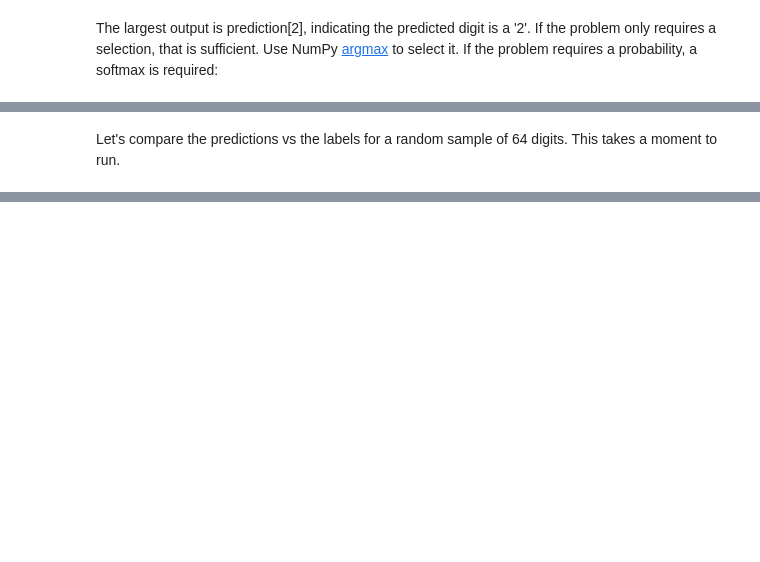
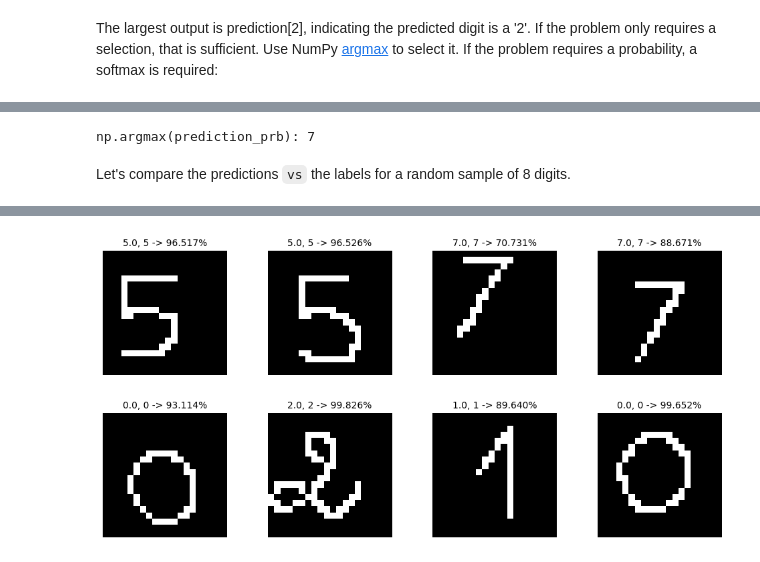
Before and after one commit to uditme/neural-digit-visualizer, a Jupyter notebook: NN Model/main.ipynb, the cells around one changed output, grey strips where cells are left out. Cells and saved outputs as stored; diff of their text form; code cells hidden in the pictures; blank space fills up the shorter version.

```diff
--- a/NN Model/main.ipynb
+++ b/NN Model/main.ipynb
@@ -1058,37 +1007,29 @@ To return an integer representing the predicted target, you want the index of th
 # %%
-yhat = np.argmax(prediction_p)
-
-print(f"np.argmax(prediction_p): {yhat}")
+yhat = np.argmax(prediction_prb)
+print(f"np.argmax(prediction_prb): {yhat}")
+# %% [output]
+np.argmax(prediction_prb): 7
 # %% [markdown]
-Let's compare the predictions vs the labels for a random sample of 64 digits. This takes a moment to run.
+Let's compare the predictions `vs` the labels for a random sample of 8 digits.
 # %%
-import warnings
-warnings.simplefilter(action='ignore', category=FutureWarning)
-# You do not need to modify anything in this cell
-
 m, n = X.shape
 
-fig, axes = plt.subplots(8,8, figsize=(5,5))
-fig.tight_layout(pad=0.13,rect=[0, 0.03, 1, 0.91]) #[left, bottom, right, top]
-widgvis(fig)
-for i,ax in enumerate(axes.flat):
-    # Select random indices
+fig, axes = plt.subplots(2, 4, figsize=(10, 5))
+fig.tight_layout(pad=1)
+
+for i, ax in enumerate(axes.flat):
     random_index = np.random.randint(m)
 
-    # Select rows corresponding to the random indices and
-    # reshape the image
-    X_random_reshaped = X[random_index].reshape((20,20)).T
+    X_random_reshaped = X[random_index].reshape((20, 20))
 
-    # Display the image
     ax.imshow(X_random_reshaped, cmap='gray')
 
-    # Predict using the Neural Network
-    prediction = model.predict(X[random_index].reshape(1,400))
-    prediction_p = tf.nn.softmax(prediction)
-    yhat = np.argmax(prediction_p)
+    prediction = model.predict(X[random_index].reshape(1, 400))
+    prediction_prb = tf.nn.softmax(prediction)
+    yhat = np.argmax(prediction_prb)
 
-    # Display the label above the image
-    ax.set_title(f"{y[random_index,0]},{yhat}",fontsize=10)
+    ax.set_title(f"{y[random_index]}, {yhat} -> {np.max(prediction_prb)*100:2.3f}%", fontsize=10)
     ax.set_axis_off()
-fig.suptitle("Label, yhat", fontsize=14)
+
 plt.show()
+# %% [output]
@@ -1095,2 +1044,3 @@ plt.show()
+[figure, added]
 # %%
 print( f"{display_errors(model,X,y)} errors out of {len(X)} images")
```
Also changed, not shown: parts of 32 cells of this notebook, 2 other files.
